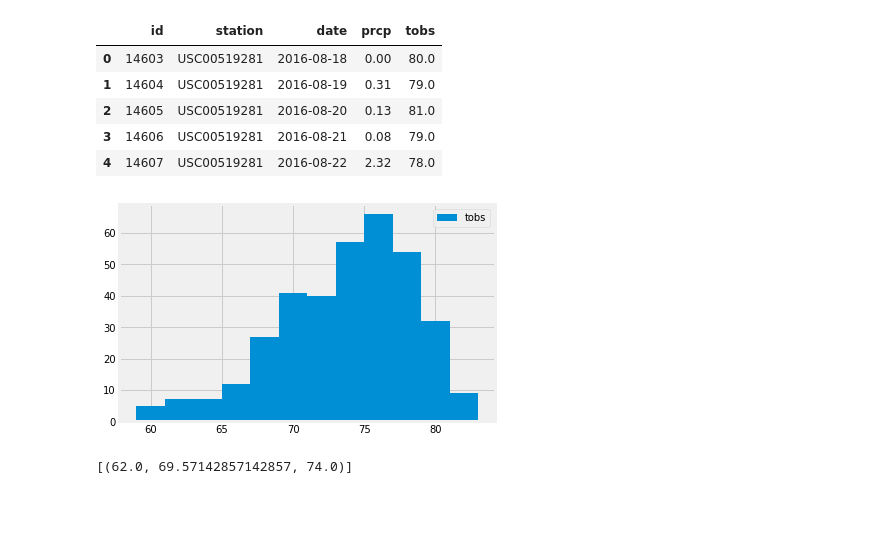
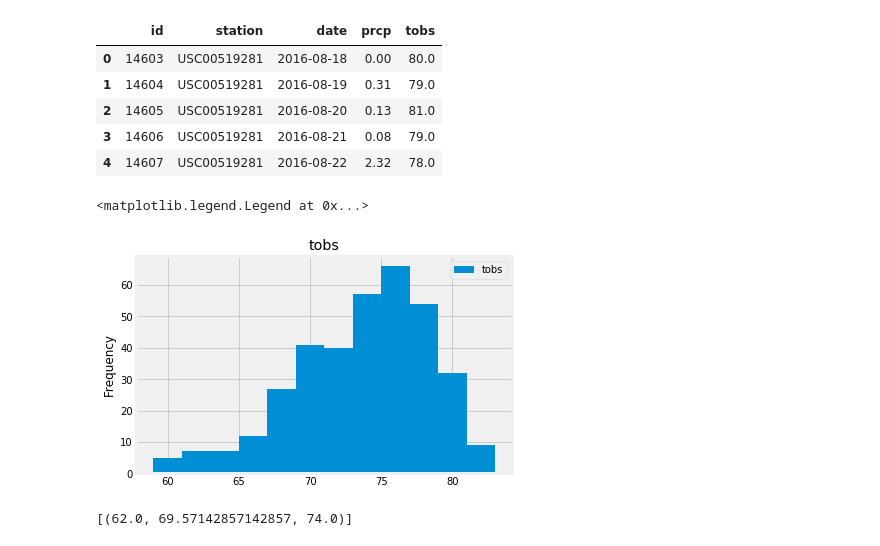
Before and after one commit to ulyssey28/Advanced-Data-Storage-and-Retrieval-, a Jupyter notebook: final_climate.ipynb, the cells around one changed output. Cells and saved outputs as stored; diff of their text form; code cells hidden in the pictures; blank space fills up the shorter version.

```diff
--- a/final_climate.ipynb
+++ b/final_climate.ipynb
@@ -190,13 +221,12 @@ mobs_station_df.head()
 | 4 | 14607 | USC00519281 | 2016-08-22 | 2.32 | 78.0 |
 # %%
 # plot the results as a histogram
-
-plt.grid(True)
-plt.hist(mobs_station_df['tobs'], bins=12, label="tobs")
+mobs_station_df.hist(column= 'tobs', bins=12, grid=True, label="tobs")
+plt.ylabel('Frequency')
 plt.legend(loc="best")
-plt.show()
 # %% [output]
+<matplotlib.legend.Legend at 0x...>
-[figure, old version]
+[figure, new version]
 # %%
 # This function called `calc_temps` will accept start date and end date in the format '%Y-%m-%d'
 # and return the minimum, average, and maximum temperatures for that range of dates
```
Also changed, not shown: parts of 16 cells of this notebook.
